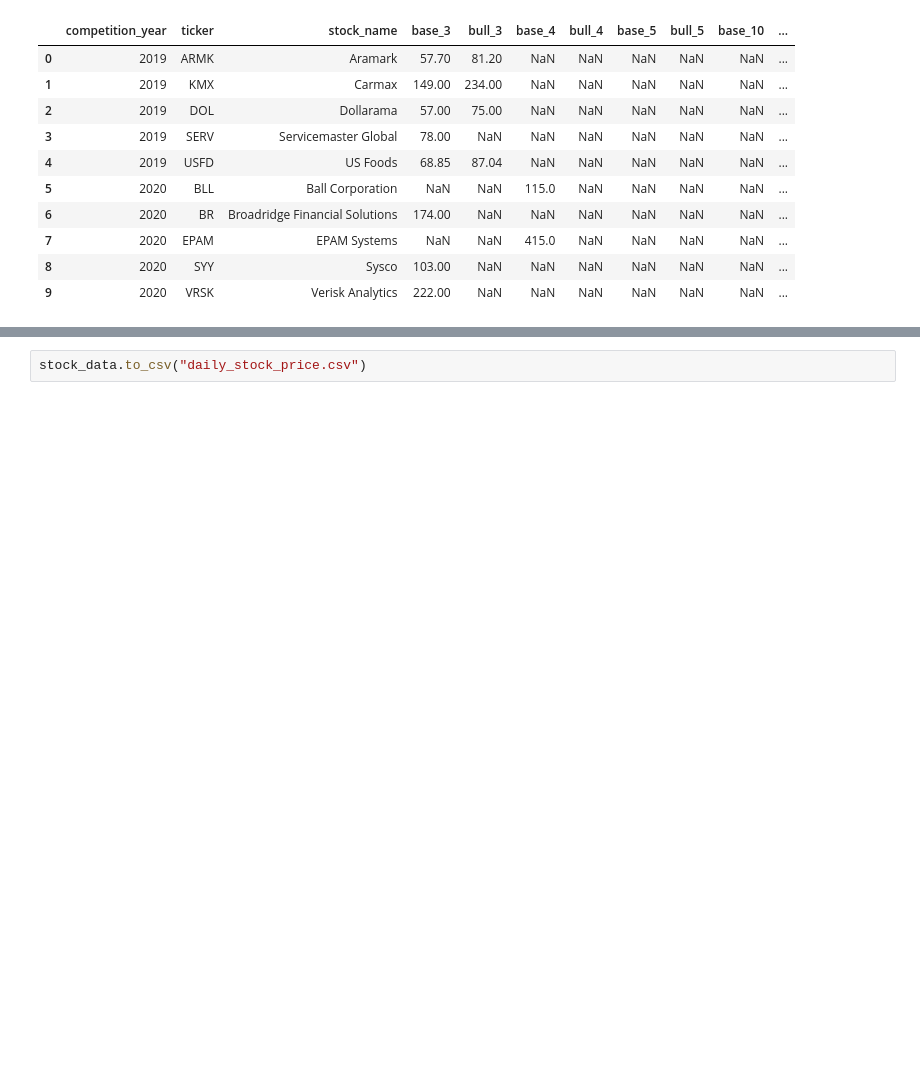
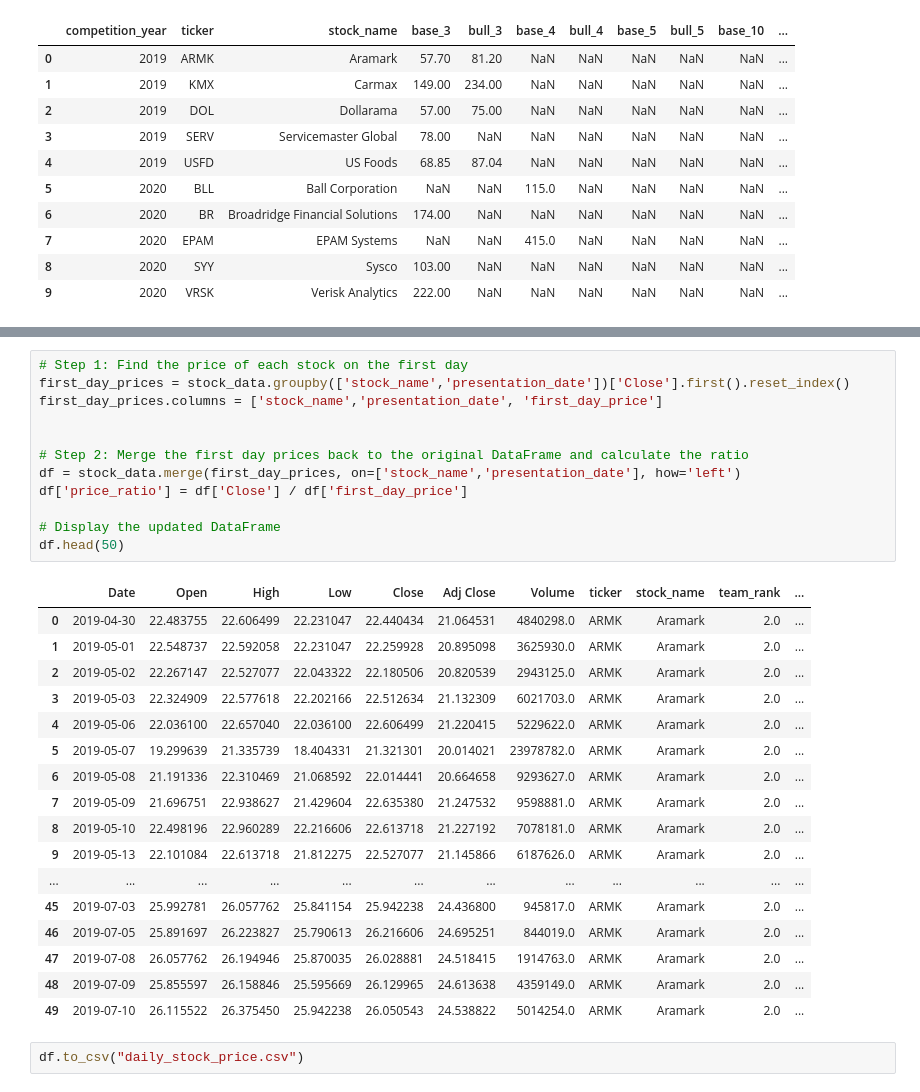
Before and after one commit to sritejachavva/sri_avi_blog_posts, a Jupyter notebook: pershing_square_challenge/PershingSquareChallenge.ipynb, the cells around one changed output, grey strips where cells are left out. Drawn from its saved outputs; the diff is of its cells as text; blank space fills up the shorter version.

```diff
--- a/pershing_square_challenge/PershingSquareChallenge.ipynb
+++ b/pershing_square_challenge/PershingSquareChallenge.ipynb
@@ -147,2 +147,32 @@ stock_data
+# %%
+# Step 1: Find the price of each stock on the first day
+first_day_prices = stock_data.groupby(['stock_name','presentation_date'])['Close'].first().reset_index()
+first_day_prices.columns = ['stock_name','presentation_date', 'first_day_price']
+
+
+# Step 2: Merge the first day prices back to the original DataFrame and calculate the ratio
+df = stock_data.merge(first_day_prices, on=['stock_name','presentation_date'], how='left')
+df['price_ratio'] = df['Close'] / df['first_day_price']
+
+# Display the updated DataFrame
+df.head(50)
+# %% [output]
+|  | Date | Open | High | Low | Close | Adj Close | Volume | ticker | stock_name | team_rank | ... |
+| 0 | 2019-04-30 | 22.483755 | 22.606499 | 22.231047 | 22.440434 | 21.064531 | 4840298.0 | ARMK | Aramark | 2.0 | ... |
+| 1 | 2019-05-01 | 22.548737 | 22.592058 | 22.231047 | 22.259928 | 20.895098 | 3625930.0 | ARMK | Aramark | 2.0 | ... |
+| 2 | 2019-05-02 | 22.267147 | 22.527077 | 22.043322 | 22.180506 | 20.820539 | 2943125.0 | ARMK | Aramark | 2.0 | ... |
+| 3 | 2019-05-03 | 22.324909 | 22.577618 | 22.202166 | 22.512634 | 21.132309 | 6021703.0 | ARMK | Aramark | 2.0 | ... |
+| 4 | 2019-05-06 | 22.036100 | 22.657040 | 22.036100 | 22.606499 | 21.220415 | 5229622.0 | ARMK | Aramark | 2.0 | ... |
+| 5 | 2019-05-07 | 19.299639 | 21.335739 | 18.404331 | 21.321301 | 20.014021 | 23978782.0 | ARMK | Aramark | 2.0 | ... |
+| 6 | 2019-05-08 | 21.191336 | 22.310469 | 21.068592 | 22.014441 | 20.664658 | 9293627.0 | ARMK | Aramark | 2.0 | ... |
+| 7 | 2019-05-09 | 21.696751 | 22.938627 | 21.429604 | 22.635380 | 21.247532 | 9598881.0 | ARMK | Aramark | 2.0 | ... |
+| 8 | 2019-05-10 | 22.498196 | 22.960289 | 22.216606 | 22.613718 | 21.227192 | 7078181.0 | ARMK | Aramark | 2.0 | ... |
+| 9 | 2019-05-13 | 22.101084 | 22.613718 | 21.812275 | 22.527077 | 21.145866 | 6187626.0 | ARMK | Aramark | 2.0 | ... |
+| ... | ... | ... | ... | ... | ... | ... | ... | ... | ... | ... | ... |
+| 45 | 2019-07-03 | 25.992781 | 26.057762 | 25.841154 | 25.942238 | 24.436800 | 945817.0 | ARMK | Aramark | 2.0 | ... |
+| 46 | 2019-07-05 | 25.891697 | 26.223827 | 25.790613 | 26.216606 | 24.695251 | 844019.0 | ARMK | Aramark | 2.0 | ... |
+| 47 | 2019-07-08 | 26.057762 | 26.194946 | 25.870035 | 26.028881 | 24.518415 | 1914763.0 | ARMK | Aramark | 2.0 | ... |
+| 48 | 2019-07-09 | 25.855597 | 26.158846 | 25.595669 | 26.129965 | 24.613638 | 4359149.0 | ARMK | Aramark | 2.0 | ... |
+| 49 | 2019-07-10 | 26.115522 | 26.375450 | 25.942238 | 26.050543 | 24.538822 | 5014254.0 | ARMK | Aramark | 2.0 | ... |
 # %%
-stock_data.to_csv("daily_stock_price.csv")
+df.to_csv("daily_stock_price.csv")
```
Also changed, not shown: parts of 4 cells of this notebook, 3 other files.
